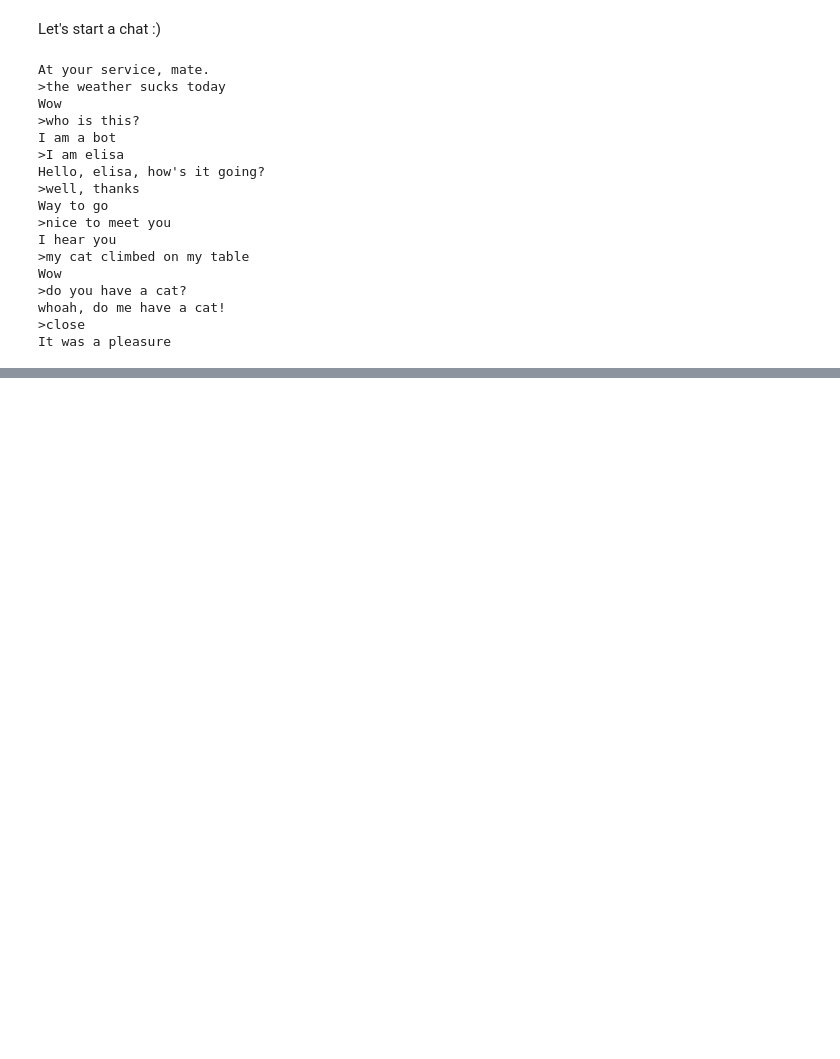
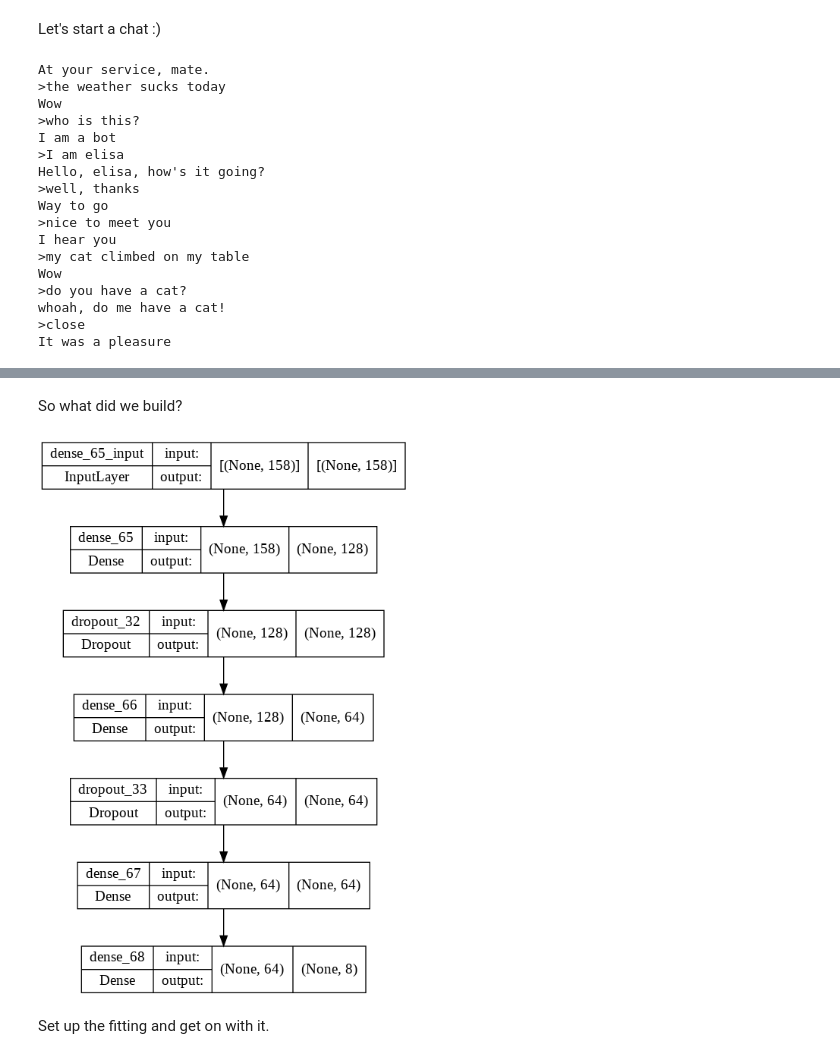
Before and after one commit to satuelisa/NLPF, a Jupyter notebook: NLPF_09_P.ipynb, the cells around one changed output, grey strips where cells are left out. Drawn from its saved outputs; the diff is of its cells as text; code cells hidden in the pictures; blank space fills up the shorter version.

```diff
--- a/NLPF_09_P.ipynb
+++ b/NLPF_09_P.ipynb
@@ -65,0 +133,16 @@ To be continued...
+# %%
+training = []
+k = len(classes)
+for (pattern, tag) in documents:
+    # binary yes/no for which words appear in a pattern
+    BoW = [ 1 * (w in pattern) for w in words ] # 1 if word in pattern, 0 if not
+    label = [0] * k # a blank slate for one-hot
+    label[classes.index(tag)] = 1 # this is the desired class
+    training.append([BoW, label])
+print(len(training))
+for t in range(5):
+  bag, tag = training[t]
+  print(sum(bag), tag)
+for t in range(5):
+  bag, tag = training[-t]
+  print(sum(bag), tag)
@@ -65,0 +163,7 @@ To be continued...
+# %%
+from random import shuffle
+shuffle(training)
+# just going to use all of it, we are not just now interested in saving some for testing
+X = [ t[0] for t in training ]
+Y = [ t[1] for t in training ]
+print(len(X), len(Y))
@@ -65,0 +174,18 @@ To be continued...
+# %%
+from tensorflow.keras.models import Sequential
+from tensorflow.keras.layers import Dense, Activation, Dropout
+from tensorflow.keras.optimizers import SGD
+n = len(X)
+h = len(X[0])
+k = len(Y[0])
+print(n, h, k)
+m = Sequential()
+t = 0.5
+a = 'relu'
+m.add(Dense(n, input_shape = (h, ), activation = a))
+m.add(Dropout(t))
+m.add(Dense(n // 2, activation = a))
+m.add(Dropout(t))
+m.add(Dense(n // 2, activation = a))
+m.add(Dense(k, activation = 'softmax')) # just pick one class
+print(m.summary())
@@ -65,0 +210,9 @@ To be continued...
+# %% [markdown]
+So what did we build?
+# %%
+from tensorflow.keras.utils import plot_model
+plot_model(m, show_shapes = True, show_layer_names = True)
+# %% [output]
+[figure, added]
+# %% [markdown]
+Set up the fitting and get on with it.
```
Also changed, not shown: parts of 21 cells of this notebook.
